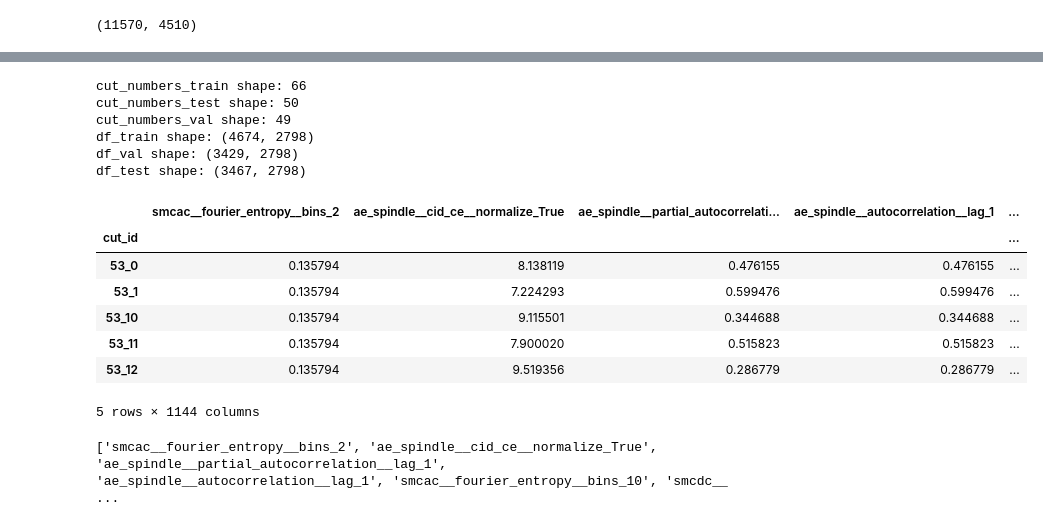
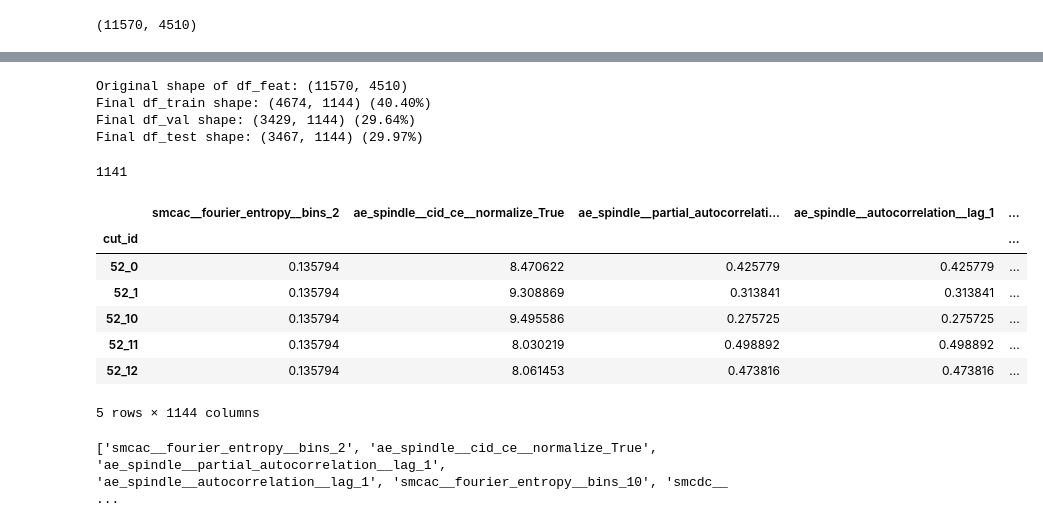
Before and after one commit to tvhahn/tspipe, a Jupyter notebook: notebooks/scratch/select_feat.ipynb, the cells around one changed output, grey strips where cells are left out. Drawn from its saved outputs; the diff is of its cells as text; code cells hidden in the pictures.

```diff
--- a/notebooks/scratch/select_feat.ipynb
+++ b/notebooks/scratch/select_feat.ipynb
@@ -290,9 +300,11 @@ print(df.shape)
 # %%
-df_train, df_val, df_test = milling_select_features(df, random_seed=76, train_size_pct=0.40)
+df_train, df_val, df_test, col_selected = milling_select_features(df, random_seed=76, train_size_pct=0.40)
 # %% [output]
-cut_numbers_train shape: 66
-cut_numbers_test shape: 50
-cut_numbers_val shape: 49
-df_train shape: (4674, 2798)
-df_val shape: (3429, 2798)
-df_test shape: (3467, 2798)
+Original shape of df_feat: (11570, 4510)
+Final df_train shape: (4674, 1144) (40.40%)
+Final df_val shape: (3429, 1144) (29.64%)
+Final df_test shape: (3467, 1144) (29.97%)
+# %%
+len(col_selected)
+# %% [output]
+1141
@@ -299,13 +314,13 @@ df_test shape: (3467, 2798)
 # %%
-df_val.head()
+df_test.head()
 # %% [output]
 |  | smcac__fourier_entropy__bins_2 | ae_spindle__cid_ce__normalize_True | ae_spindle__partial_autocorrelati... | ae_spindle__autocorrelation__lag_1 | ... |
 | cut_id |  |  |  |  | ... |
-| 53_0 | 0.135794 | 8.138119 | 0.476155 | 0.476155 | ... |
-| 53_1 | 0.135794 | 7.224293 | 0.599476 | 0.599476 | ... |
-| 53_10 | 0.135794 | 9.115501 | 0.344688 | 0.344688 | ... |
-| 53_11 | 0.135794 | 7.900020 | 0.515823 | 0.515823 | ... |
-| 53_12 | 0.135794 | 9.519356 | 0.286779 | 0.286779 | ... |
+| 52_0 | 0.135794 | 8.470622 | 0.425779 | 0.425779 | ... |
+| 52_1 | 0.135794 | 9.308869 | 0.313841 | 0.313841 | ... |
+| 52_10 | 0.135794 | 9.495586 | 0.275725 | 0.275725 | ... |
+| 52_11 | 0.135794 | 8.030219 | 0.498892 | 0.498892 | ... |
+| 52_12 | 0.135794 | 8.061453 | 0.473816 | 0.473816 | ... |
 5 rows × 1144 columns
 # %%
 a = list(df_val.columns)
```
Also changed, not shown: parts of 2 cells of this notebook, 1 other file.
